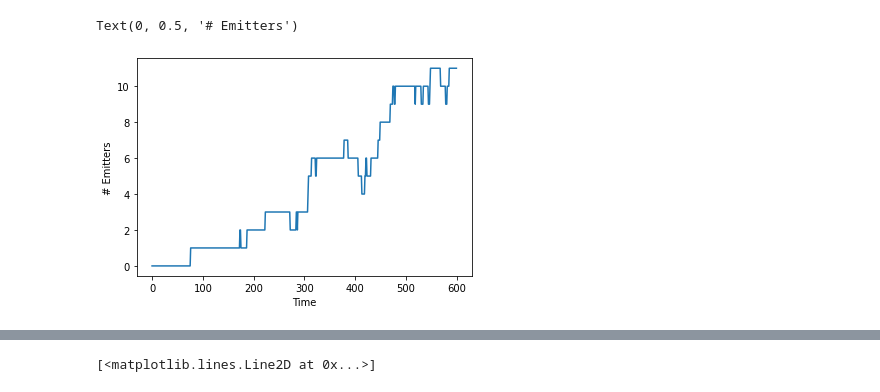
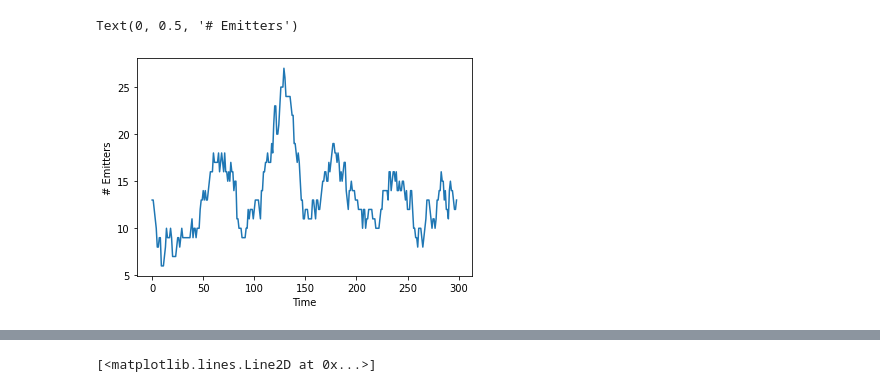
Before and after one commit to chrhck/gnn_testbed, a Jupyter notebook: biolumi_sims.ipynb, the cells around one changed output, grey strips where cells are left out. Saved outputs shown, nothing was run; the diff lists cells and outputs as text; code cells hidden in the pictures.

```diff
--- a/biolumi_sims.ipynb
+++ b/biolumi_sims.ipynb
@@ -32,9 +26,9 @@ from gnn_testbed.event_generation.mc_record import MCRecord
 # %%
-dfs = pd.read_pickle("statistics_higher.p")
+dfs = pd.read_pickle("statistics_seed_0.p")
 # %%
-plt.plot([df["is_emitting"].sum() for df in dfs])
+plt.plot([(df["photons"] > 10).sum() for df in dfs])
 plt.xlabel("Time")
 plt.ylabel("# Emitters")
 # %% [output]
 Text(0, 0.5, '# Emitters')
-[figure, old version]
+[figure, new version]
```
Also changed, not shown: parts of 29 cells of this notebook, 3 other files.
